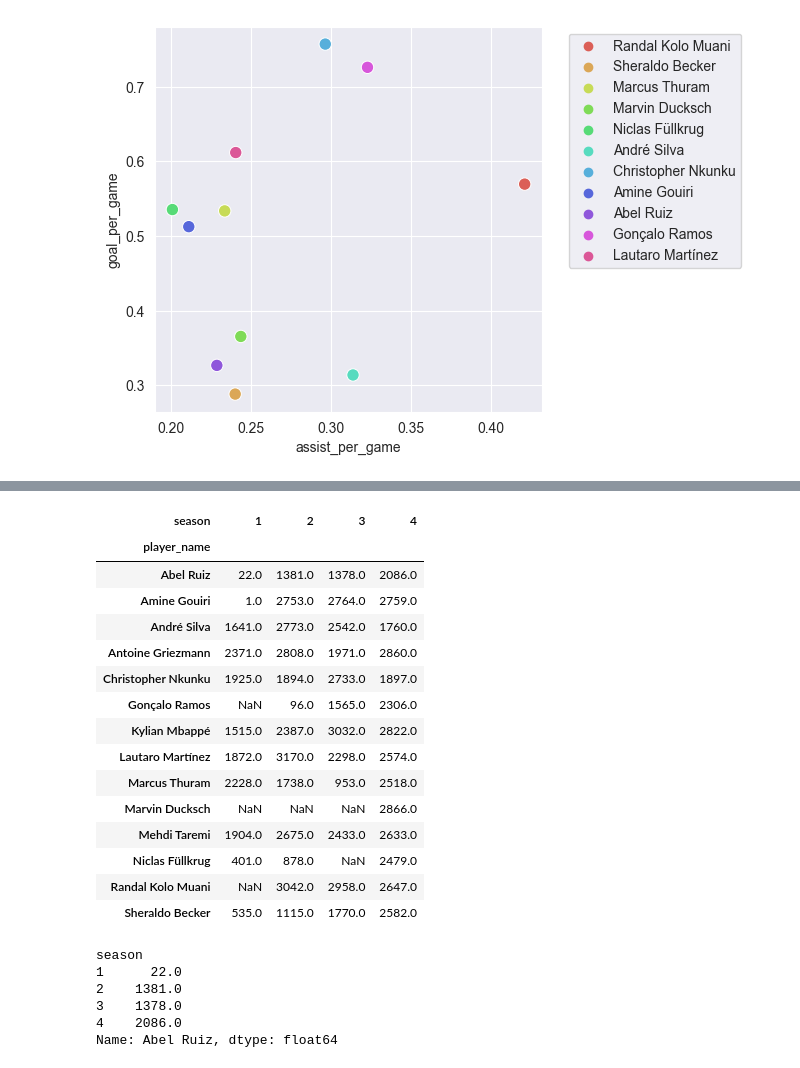
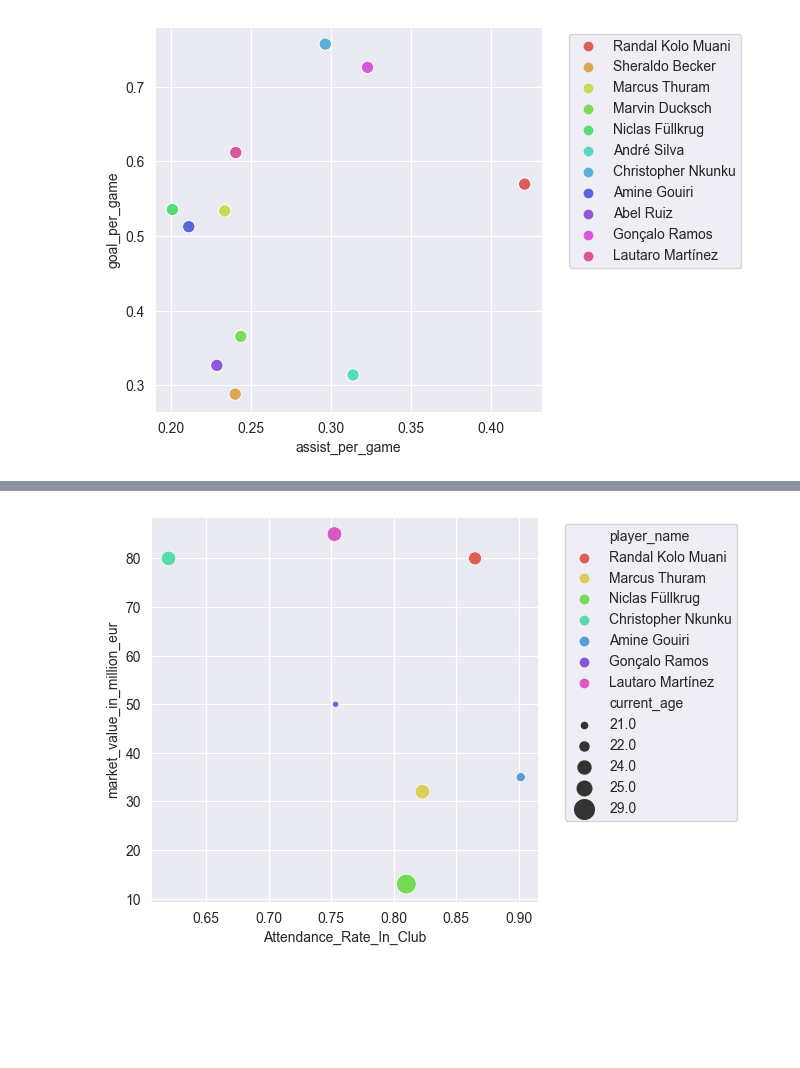
Before and after one commit to ChrisYan-YMH/Football_Transfer, a Jupyter notebook: TopScorer_Viz.ipynb, the cells around one changed output, grey strips where cells are left out. Cells and saved outputs as stored; diff of their text form; code cells hidden in the pictures; blank space fills up the shorter version.

```diff
--- a/TopScorer_Viz.ipynb
+++ b/TopScorer_Viz.ipynb
@@ -122,29 +126,25 @@ plt.show()
-# %%
-playtime_plot
-# %% [output]
-| season | 1 | 2 | 3 | 4 |
-| player_name |  |  |  |  |
-| Abel Ruiz | 22.0 | 1381.0 | 1378.0 | 2086.0 |
-| Amine Gouiri | 1.0 | 2753.0 | 2764.0 | 2759.0 |
-| André Silva | 1641.0 | 2773.0 | 2542.0 | 1760.0 |
-| Antoine Griezmann | 2371.0 | 2808.0 | 1971.0 | 2860.0 |
-| Christopher Nkunku | 1925.0 | 1894.0 | 2733.0 | 1897.0 |
-| Gonçalo Ramos | NaN | 96.0 | 1565.0 | 2306.0 |
-| Kylian Mbappé | 1515.0 | 2387.0 | 3032.0 | 2822.0 |
-| Lautaro Martínez | 1872.0 | 3170.0 | 2298.0 | 2574.0 |
-| Marcus Thuram | 2228.0 | 1738.0 | 953.0 | 2518.0 |
-| Marvin Ducksch | NaN | NaN | NaN | 2866.0 |
-| Mehdi Taremi | 1904.0 | 2675.0 | 2433.0 | 2633.0 |
-| Niclas Füllkrug | 401.0 | 878.0 | NaN | 2479.0 |
-| Randal Kolo Muani | NaN | 3042.0 | 2958.0 | 2647.0 |
-| Sheraldo Becker | 535.0 | 1115.0 | 1770.0 | 2582.0 |
-# %%
-playtime_plot = playtime[['player_name', 'season','season_playtime']].pivot_table(values='season_playtime', index='player_name', columns='season')
-playtime_plot.loc['Abel Ruiz']
-# %% [output]
-season
-1      22.0
-2    1381.0
-3    1378.0
-4    2086.0
-Name: Abel Ruiz, dtype: float64
+# %%
+import matplotlib.pyplot as plt
+import seaborn as sns
+
+# Assuming 'player' is your DataFrame
+fig2, ax2 = plt.subplots(figsize=(5, 5))
+
+# Create scatter plot
+ax2 = sns.scatterplot(
+    data=player,
+    x='Attendance_Rate_In_Club',
+    y='market_value_in_million_eur',
+    hue='player_name',
+    size='current_age',
+    palette='hls',
+    sizes=(20, 200)  # Adjust the range of sizes as needed
+)
+
+# Adjust legend
+plt.legend(bbox_to_anchor=(1.05, 1), loc="upper left")
+plt.show()
+
+player[player['Attendance_Rate_In_Club'] > 0.8]
+# %% [output]
+[figure, added]
```
Also changed, not shown: parts of 7 cells of this notebook, 1 other file.
